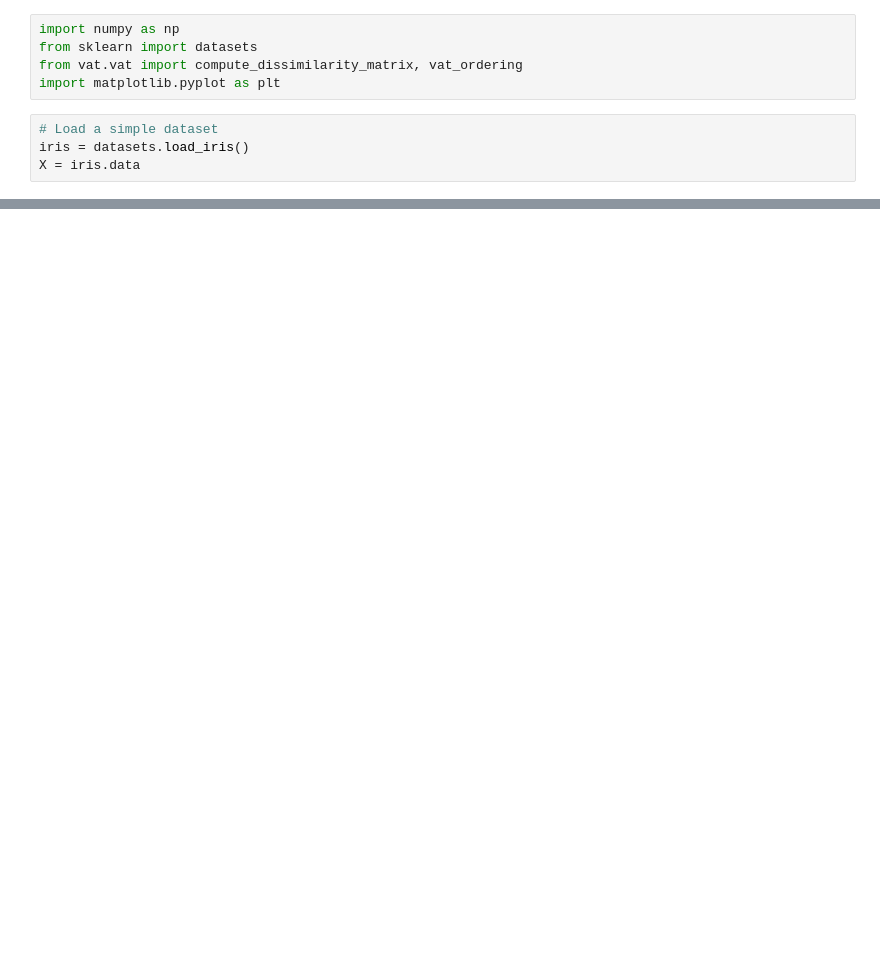
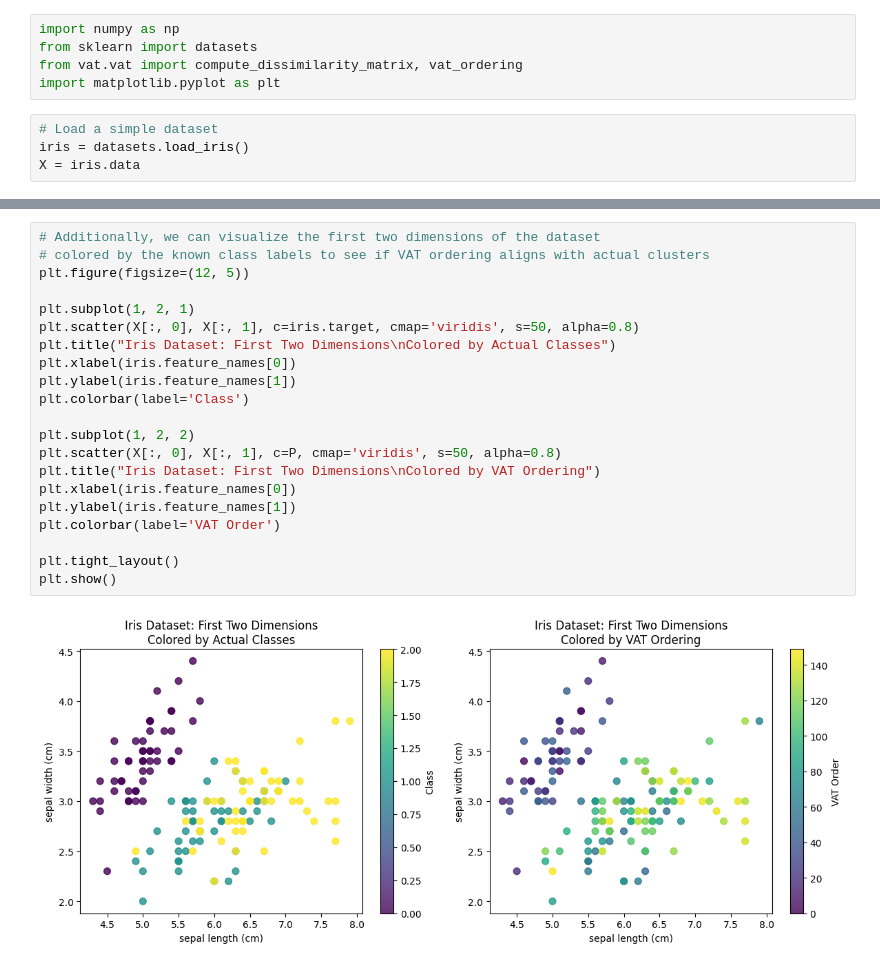
Before and after one commit to aboualiee/VAT-Algorithm_for_Visual_Cluster_Tendency_Assessement, a Jupyter notebook: notebooks/simple_vat_test.ipynb, the cells around one changed output, grey strips where cells are left out. Drawn from its saved outputs; the diff is of its cells as text; blank space fills up the shorter version.

```diff
--- a/notebooks/simple_vat_test.ipynb
+++ b/notebooks/simple_vat_test.ipynb
@@ -37,0 +67,23 @@ Basic VAT algorithm implemented and tested!
+# %%
+# Additionally, we can visualize the first two dimensions of the dataset
+# colored by the known class labels to see if VAT ordering aligns with actual clusters
+plt.figure(figsize=(12, 5))
+
+plt.subplot(1, 2, 1)
+plt.scatter(X[:, 0], X[:, 1], c=iris.target, cmap='viridis', s=50, alpha=0.8)
+plt.title("Iris Dataset: First Two Dimensions\nColored by Actual Classes")
+plt.xlabel(iris.feature_names[0])
+plt.ylabel(iris.feature_names[1])
+plt.colorbar(label='Class')
+
+plt.subplot(1, 2, 2)
+plt.scatter(X[:, 0], X[:, 1], c=P, cmap='viridis', s=50, alpha=0.8)
+plt.title("Iris Dataset: First Two Dimensions\nColored by VAT Ordering")
+plt.xlabel(iris.feature_names[0])
+plt.ylabel(iris.feature_names[1])
+plt.colorbar(label='VAT Order')
+
+plt.tight_layout()
+plt.show()
+# %% [output]
+[figure, added]
```
Also changed, not shown: parts of 8 cells of this notebook.
